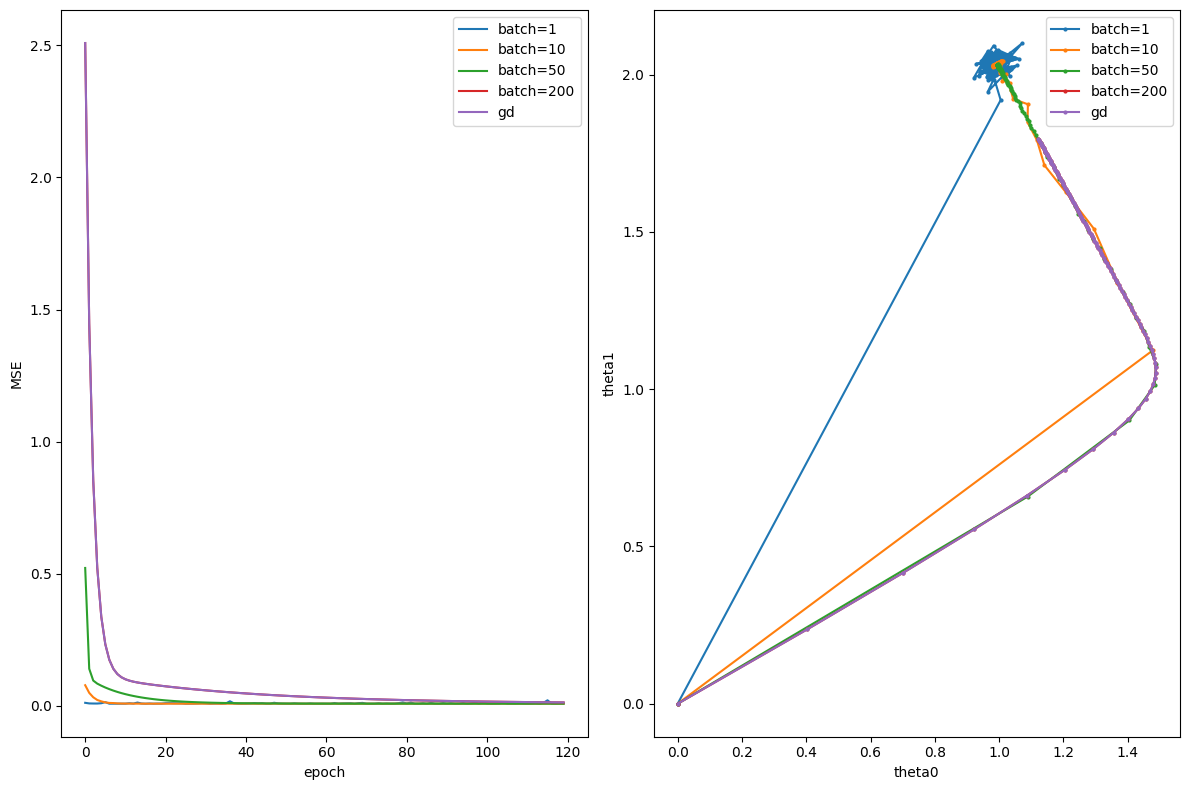
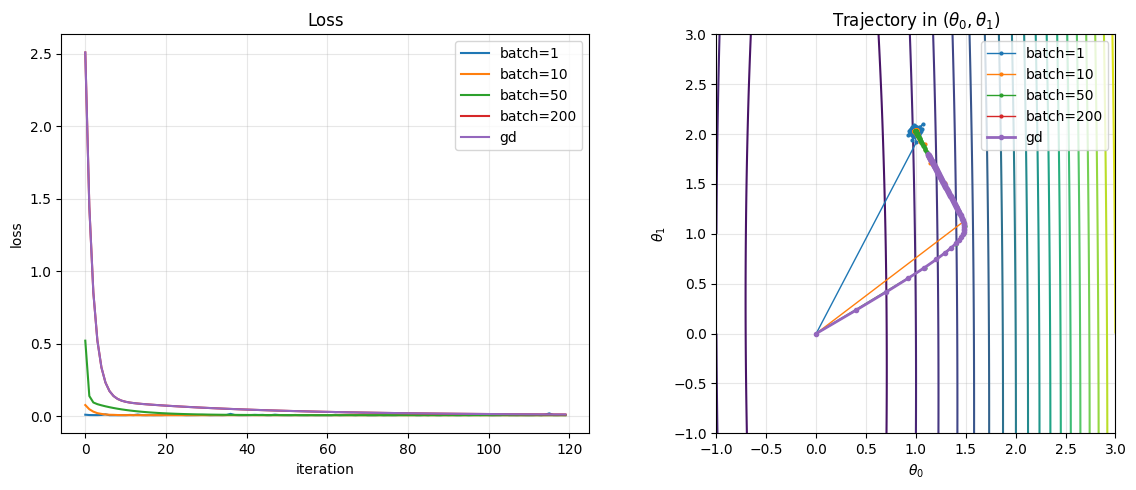
The change to this notebook cell's code, shown as a diff; its figure went from the first image to the second:
--- before
+++ after
@@ -41,5 +41,16 @@
 
 
-
+def quad_levelsets(A, xlim=(-1, 1), ylim=(-1, 1), ngrid=100, ncontours=20, ax=None):
+    if ax is None:
+        ax = plt.gca()
+    xs = np.linspace(xlim[0], xlim[1], ngrid)
+    ys = np.linspace(ylim[0], ylim[1], ngrid)
+    X, Y = np.meshgrid(xs, ys)
+    Z = 0.5*(A[0,0]*X**2 + 2*A[0,1]*X*Y + A[1,1]*Y**2)
+    ax.contour(X, Y, Z, levels=ncontours)
+    ax.set_xlim(xlim)
+    ax.set_ylim(ylim)
+    ax.set_aspect("equal")
+    return ax
 
 
@@ -52,21 +63,51 @@
 results["gd"] = gd(l, grad_l, np.zeros((2, 1)), X, Y, lr=0.1, epochs=120)
 
-fig, axes = plt.subplots(1, 2, figsize=(12, 8))
+fig, axes = plt.subplots(1, 2, figsize=(12, 5))
+
+# Loss curves
 for batch_size in batch_sizes:
     theta, losses, path = results[batch_size]
     axes[0].plot(losses, label=f"batch={batch_size}")
-    axes[1].plot(path[:,0], path[:,1], "o-", markersize=2, label=f"batch={batch_size}")
 
-# Plot the gradient descent results
 theta, losses, path = results["gd"]
 axes[0].plot(losses, label="gd")
-axes[1].plot(path[:,0], path[:,1], "o-", markersize=2, label="gd")
 
-axes[0].set_xlabel("epoch")
-axes[0].set_ylabel("MSE")
+axes[0].set_title("Loss")
+axes[0].set_xlabel("iteration")
+axes[0].set_ylabel("loss")
 axes[0].legend()
-axes[1].set_xlabel("theta0")
-axes[1].set_ylabel("theta1")
+axes[0].grid(True, alpha=0.3)
+
+
+# Theta trajectory over level sets
+quad_levelsets(X, xlim=(-1, 3), ylim=(-1, 3), ax=axes[1])
+
+for batch_size in batch_sizes:
+    theta, losses, path = results[batch_size]
+    axes[1].plot(
+        path[:, 0],
+        path[:, 1],
+        "o-",
+        markersize=2,
+        linewidth=1,
+        label=f"batch={batch_size}",
+    )
+
+theta, losses, path = results["gd"]
+axes[1].plot(
+    path[:, 0],
+    path[:, 1],
+    "o-",
+    markersize=3,
+    linewidth=2,
+    label="gd",
+)
+
+axes[1].set_title(r"Trajectory in $(\theta_0, \theta_1)$")
+axes[1].set_xlabel(r"$\theta_0$")
+axes[1].set_ylabel(r"$\theta_1$")
 axes[1].legend()
+axes[1].grid(True, alpha=0.3)
+
 plt.tight_layout()
 plt.show()

Commit: complete course